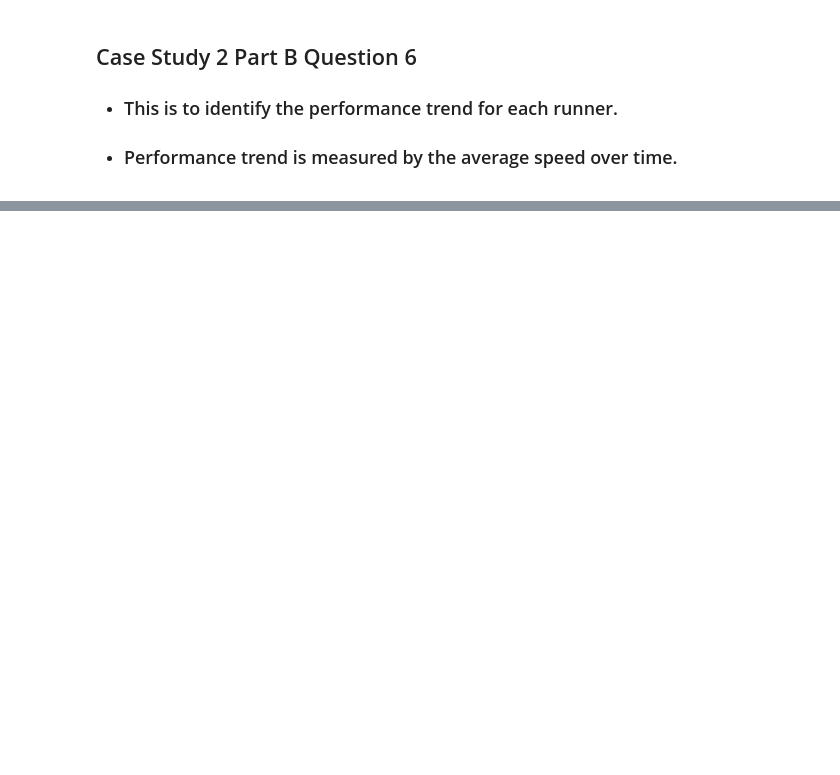
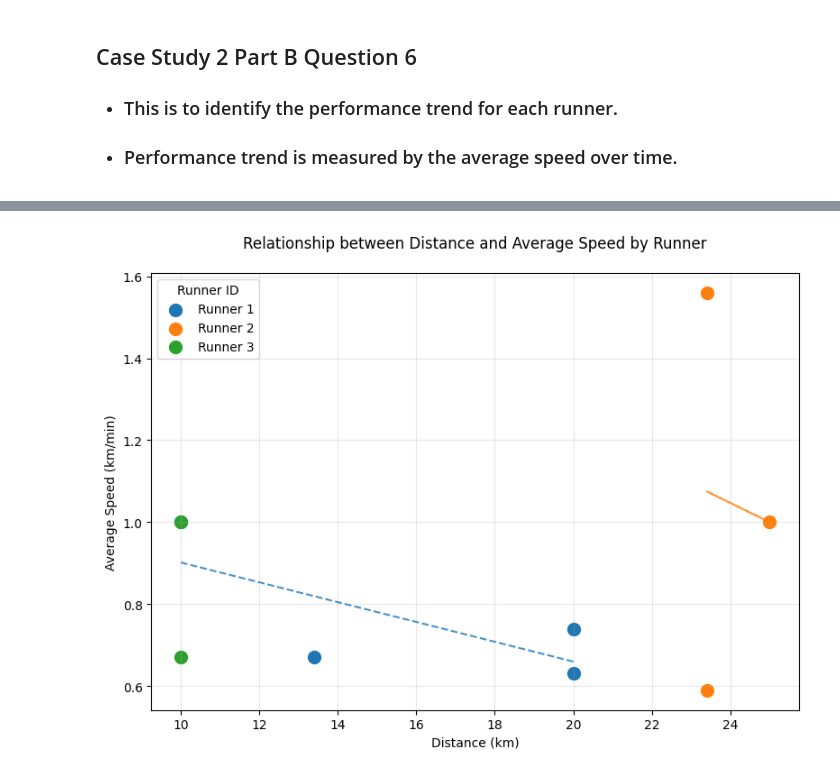
Before and after one commit to nacht29/8-Week-SQL-Challenge, a Jupyter notebook: pizza_runner/Part B: Runner and Customer Experience/partB.ipynb, the cells around one changed output, grey strips where cells are left out. Cells and saved outputs as stored; diff of their text form; code cells hidden in the pictures; blank space fills up the shorter version.

```diff
--- a/pizza_runner/Part B: Runner and Customer Experience/partB.ipynb
+++ b/pizza_runner/Part B: Runner and Customer Experience/partB.ipynb
@@ -33,0 +34,40 @@ plt.show()
+# %%
+import pandas as pd
+import seaborn as sns
+import numpy as np
+import matplotlib.pyplot as plt
+
+df = pd.read_csv('runner_data.csv')
+
+plt.figure(figsize=(8, 6))
+
+# Create scatter plot with different colors for each runner
+for runner in df['runner_id'].unique():
+	runner_data = df[df['runner_id'] == runner]
+	plt.scatter(runner_data['distance'],
+				runner_data['avg_speed'],
+				label=f'Runner {runner}',
+				s=100)  # Point size
+
+	# Add trend line for each runner
+	z = np.polyfit(runner_data['distance'], runner_data['avg_speed'], 1)
+	p = np.poly1d(z)
+	plt.plot(runner_data['distance'],
+			 p(runner_data['distance']),
+			 linestyle='--',
+			 alpha=0.8)
+
+# Customize the plot
+plt.title('Relationship between Distance and Average Speed by Runner', pad=20)
+plt.xlabel('Distance (km)')
+plt.ylabel('Average Speed (km/min)')
+plt.legend(title='Runner ID')
+plt.grid(True, alpha=0.3)
+
+# Adjust layout
+plt.tight_layout()
+
+# Show the plot
+plt.show()
+# %% [output]
+[figure, added]
```
Also changed, not shown: parts of 3 cells of this notebook, 1 other file.
